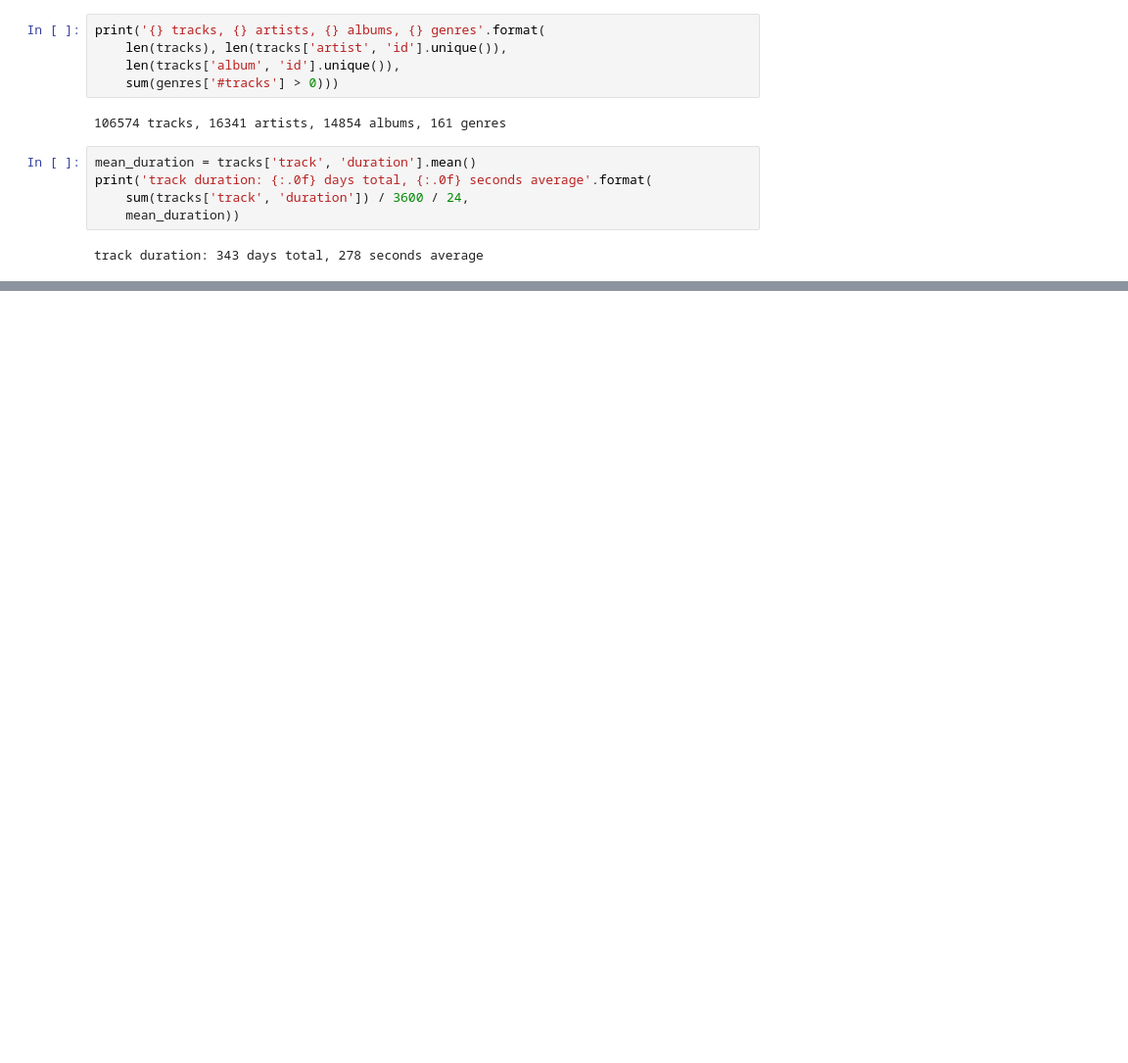
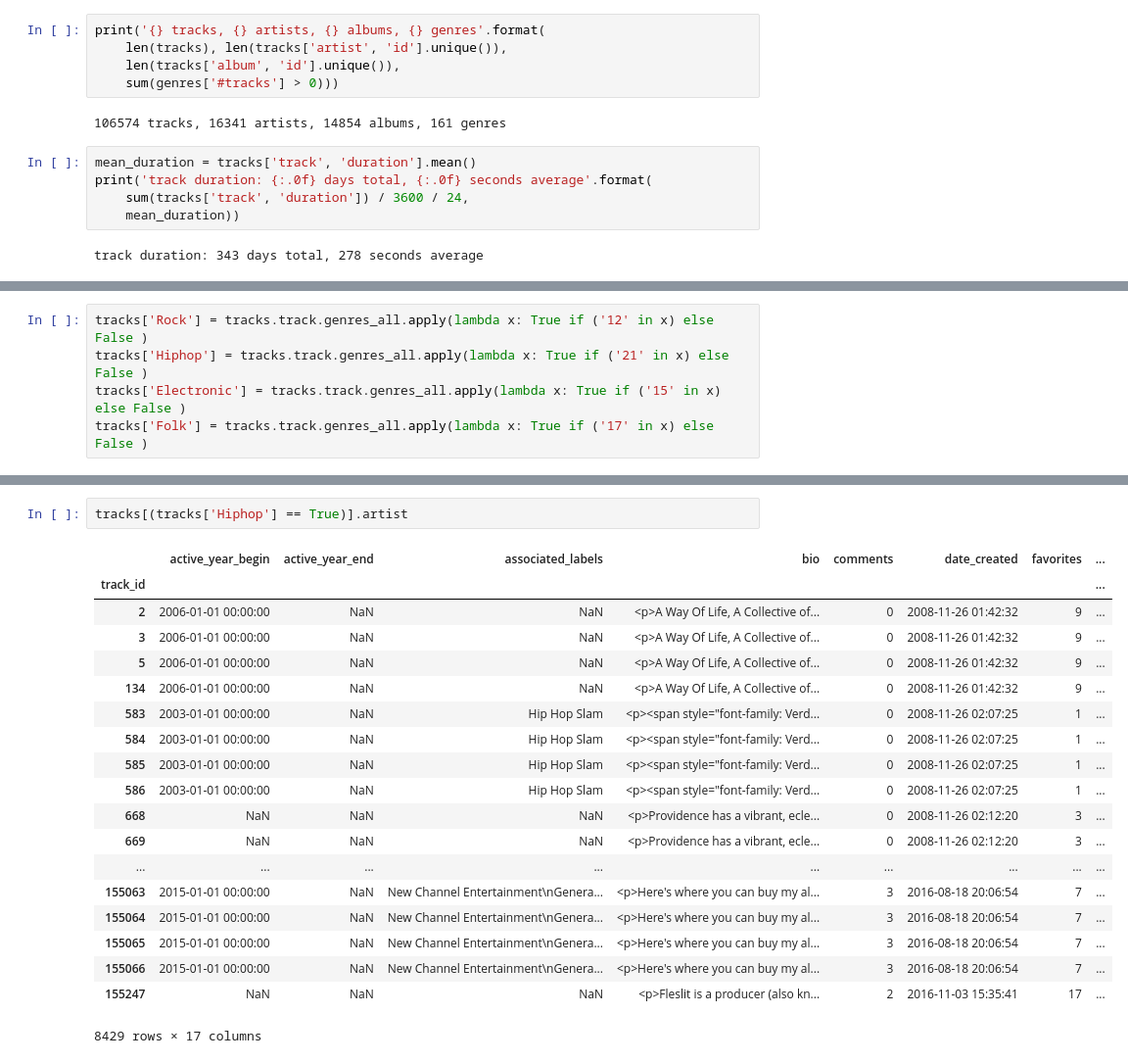
Before and after one commit to ucsd-dsc-arts/dsc160-midterm-group2, a Jupyter notebook: code/eda.ipynb, the cells around one changed output, grey strips where cells are left out. Shown: that part at 98% size. Drawn from its saved outputs; the diff is of its cells as text; blank space fills up the shorter version.

```diff
--- a/code/eda.ipynb
+++ b/code/eda.ipynb
@@ -93,0 +97,5 @@ genres.sort_values(by='#tracks', ascending = False)
+# %%
+tracks['Rock'] = tracks.track.genres_all.apply(lambda x: True if ('12' in x) else False )
+tracks['Hiphop'] = tracks.track.genres_all.apply(lambda x: True if ('21' in x) else False )
+tracks['Electronic'] = tracks.track.genres_all.apply(lambda x: True if ('15' in x) else False )
+tracks['Folk'] = tracks.track.genres_all.apply(lambda x: True if ('17' in x) else False )
@@ -93,0 +112,22 @@ genres.sort_values(by='#tracks', ascending = False)
+# %%
+tracks[(tracks['Hiphop'] == True)].artist
+# %% [output]
+|  | active_year_begin | active_year_end | associated_labels | bio | comments | date_created | favorites | ... |
+| track_id |  |  |  |  |  |  |  | ... |
+| 2 | 2006-01-01 00:00:00 | NaN | NaN | <p>A Way Of Life, A Collective of... | 0 | 2008-11-26 01:42:32 | 9 | ... |
+| 3 | 2006-01-01 00:00:00 | NaN | NaN | <p>A Way Of Life, A Collective of... | 0 | 2008-11-26 01:42:32 | 9 | ... |
+| 5 | 2006-01-01 00:00:00 | NaN | NaN | <p>A Way Of Life, A Collective of... | 0 | 2008-11-26 01:42:32 | 9 | ... |
+| 134 | 2006-01-01 00:00:00 | NaN | NaN | <p>A Way Of Life, A Collective of... | 0 | 2008-11-26 01:42:32 | 9 | ... |
+| 583 | 2003-01-01 00:00:00 | NaN | Hip Hop Slam | <p><span style="font-family: Verd... | 0 | 2008-11-26 02:07:25 | 1 | ... |
+| 584 | 2003-01-01 00:00:00 | NaN | Hip Hop Slam | <p><span style="font-family: Verd... | 0 | 2008-11-26 02:07:25 | 1 | ... |
+| 585 | 2003-01-01 00:00:00 | NaN | Hip Hop Slam | <p><span style="font-family: Verd... | 0 | 2008-11-26 02:07:25 | 1 | ... |
+| 586 | 2003-01-01 00:00:00 | NaN | Hip Hop Slam | <p><span style="font-family: Verd... | 0 | 2008-11-26 02:07:25 | 1 | ... |
+| 668 | NaN | NaN | NaN | <p>Providence has a vibrant, ecle... | 0 | 2008-11-26 02:12:20 | 3 | ... |
+| 669 | NaN | NaN | NaN | <p>Providence has a vibrant, ecle... | 0 | 2008-11-26 02:12:20 | 3 | ... |
+| ... | ... | ... | ... | ... | ... | ... | ... | ... |
+| 155063 | 2015-01-01 00:00:00 | NaN | New Channel Entertainment\nGenera... | <p>Here's where you can buy my al... | 3 | 2016-08-18 20:06:54 | 7 | ... |
+| 155064 | 2015-01-01 00:00:00 | NaN | New Channel Entertainment\nGenera... | <p>Here's where you can buy my al... | 3 | 2016-08-18 20:06:54 | 7 | ... |
+| 155065 | 2015-01-01 00:00:00 | NaN | New Channel Entertainment\nGenera... | <p>Here's where you can buy my al... | 3 | 2016-08-18 20:06:54 | 7 | ... |
+| 155066 | 2015-01-01 00:00:00 | NaN | New Channel Entertainment\nGenera... | <p>Here's where you can buy my al... | 3 | 2016-08-18 20:06:54 | 7 | ... |
+| 155247 | NaN | NaN | NaN | <p>Fleslit is a producer (also kn... | 2 | 2016-11-03 15:35:41 | 17 | ... |
+8429 rows × 17 columns
```
Also changed, not shown: parts of 6 cells of this notebook.
